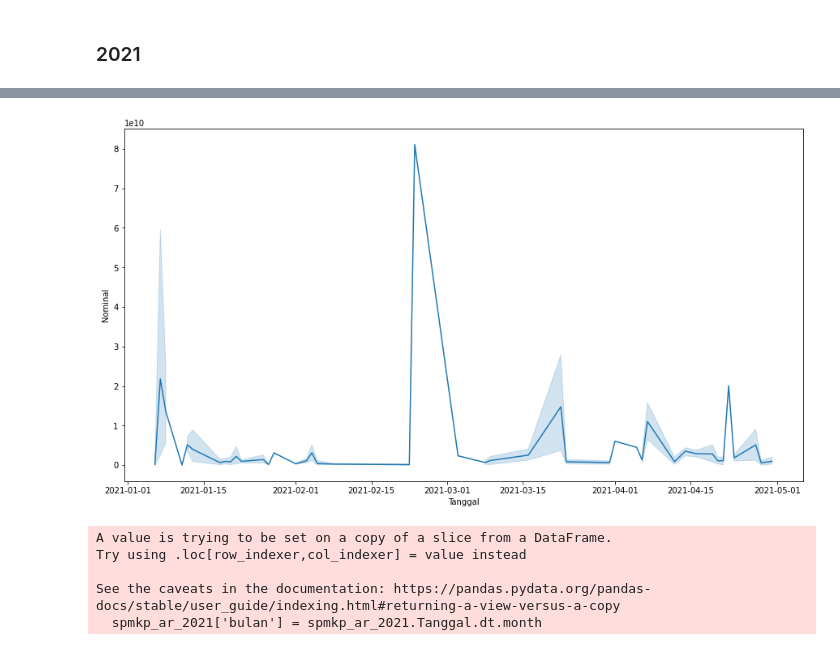
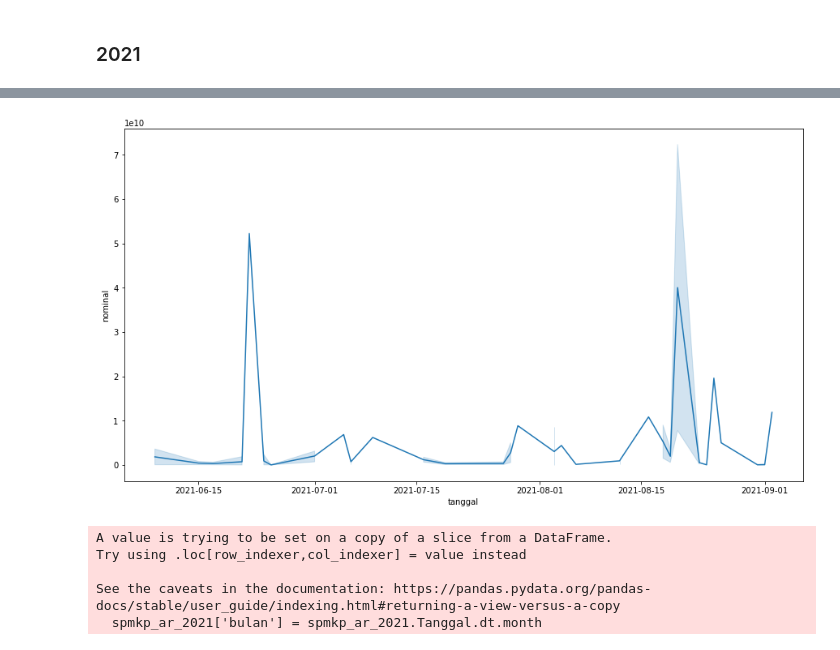
Before and after one commit to Gengsu07/MPNInfo_Notebook, a Jupyter notebook: SPMKP.ipynb, the cells around one changed output, grey strips where cells are left out. Drawn from its saved outputs; the diff is of its cells as text; code cells hidden in the pictures.

```diff
--- a/SPMKP.ipynb
+++ b/SPMKP.ipynb
@@ -65,6 +66,6 @@ dtype: object
 # %% [markdown]
 # MERGE +MFWP
 # %%
-spmkp_ar = pd.merge(left=spmkp, right=mfwp,left_on='npwpfull', right_on='NPWP FULL',how='left')
+spmkp_ar = pd.merge(left=spmkp, right=mfwp,left_on='NPWP_FULL', right_on='FULL',how='left')
 spmkp_ar.head()
 # %% [output]
@@ -89,9 +90,2 @@ spmkp_ar.head()
 # %% [markdown]
 # REDUCE DATA
-# %%
-spmkp_ar = spmkp_ar.drop(['NPWP FULL','NPWP9','NIP','kdmap','KD MAP'], axis=1)
-spmkp_ar = spmkp_ar[['npwpfull','Nama WP','Kode KLU','Status WP','Nama','Seksi','KODE MAP','tanggal','nominal']]
-spmkp_ar = spmkp_ar.rename(columns={
-   'npwpfull':'Npwp_Full','Nama WP':'Nama_WP','Kode KLU':'Kode_Klu','Status WP':'Status_WP','Tgl.Daftar':'Tgl_Daftar','Nama':'AR','KODE MAP':'KDMAP','tanggal':'Tanggal','nominal':'Nominal'
-})
-spmkp_ar.head()
@@ -104,0 +92,4 @@ spmkp_ar.head()
+# %%
+spmkp_ar = spmkp_ar.drop(['NPWP_FULL'], axis=1)
+spmkp_ar = spmkp_ar[['FULL','NAMA_WP','kdmap','tanggal','NAMA_AR','SEKSI','nominal']]
+spmkp_ar.head()
@@ -107,6 +105,6 @@ spmkp_ar.head()
 # %% [markdown]
 ### 2021
 # %%
-spmkp_ar_2021 = spmkp_ar.loc[(spmkp_ar['Tanggal']) >'2020-12-31']
+spmkp_ar_2021 = spmkp_ar.loc[(spmkp_ar['tanggal']) >'2021-05-31']
 spmkp_ar_2021.head()
 # %% [output]
@@ -119,8 +135,8 @@ spmkp_ar_2021.head()
 # %%
 plt.figure(figsize=(15,8))
-sb.lineplot(x= 'Tanggal', y= 'Nominal', data = spmkp_ar_2021);
+sb.lineplot(x= 'tanggal', y= 'nominal', data = spmkp_ar_2021);
 # %% [output]
-[figure, old version]
+[figure, new version]
 # %%
 spmkp_ar_2021['bulan'] = spmkp_ar_2021.Tanggal.dt.month
 spmkp_ar_2021.head()
```
Also changed, not shown: parts of 11 cells of this notebook, 15 other files.
